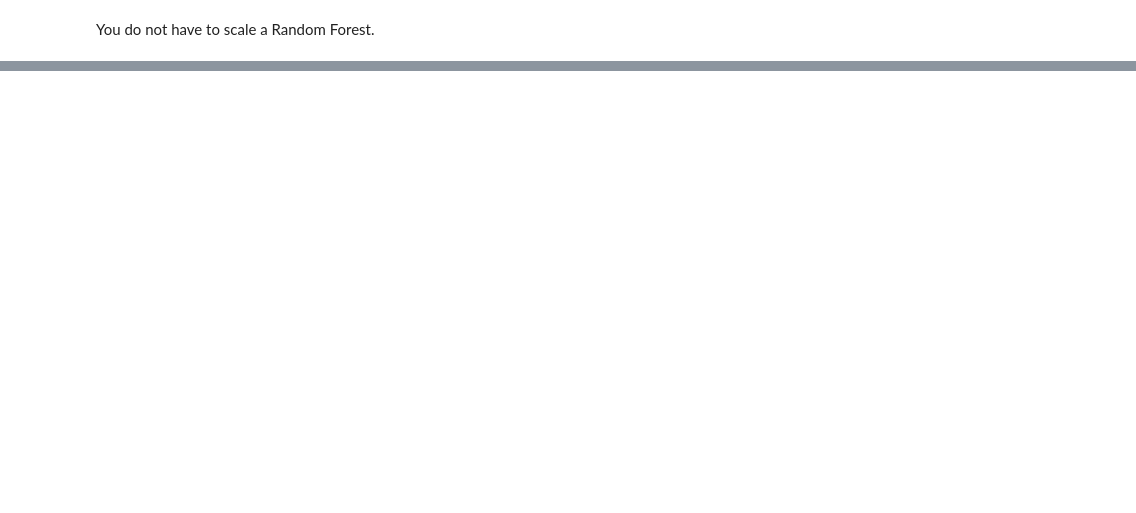
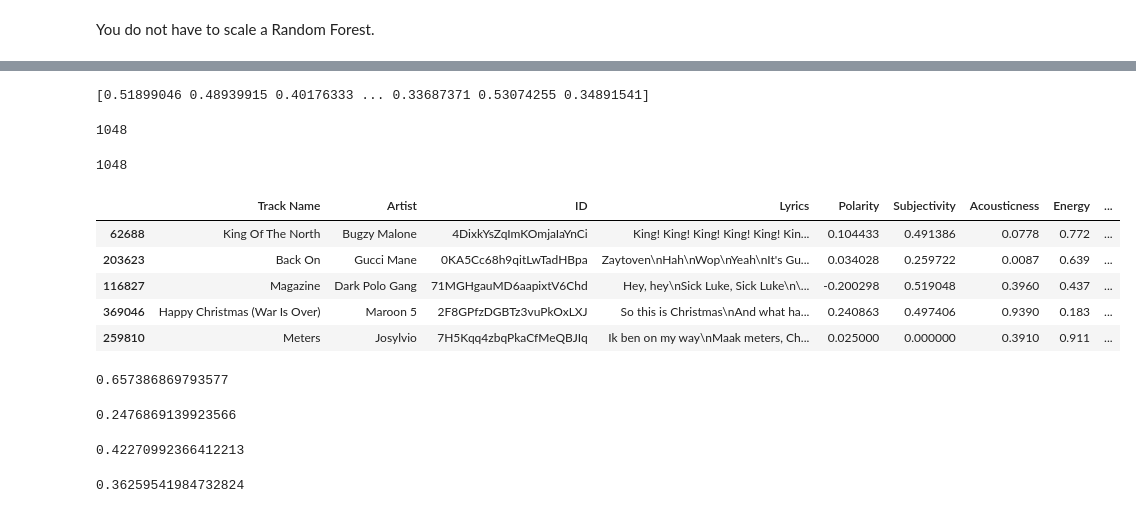
Before and after one commit to yhpf/Capstone-General_Assembly, a Jupyter notebook: 9_mvp_mood_of_song.ipynb, the cells around one changed output, grey strips where cells are left out. Drawn from its saved outputs; the diff is of its cells as text; code cells hidden in the pictures; blank space fills up the shorter version.

```diff
--- a/9_mvp_mood_of_song.ipynb
+++ b/9_mvp_mood_of_song.ipynb
@@ -492,6 +503,0 @@ get_best_hype(rfc, grid, X_train, y_train)
-# %%
-# chose model and use best hyperparameters
-model = RandomForestClassifier(max_depth=2, class_weight='balanced', n_estimators=100)
-
-# call function
-evaluate_model(model, X_train, X_test, y_train, y_test)
@@ -513,0 +623,49 @@ pd.Series(dict(zip(X_train.columns,model.feature_importances_))).abs().sort_valu
+# %%
+# define X and y
+X_train2 = indep_train[['Energy', 'Acousticness']]
+y_train2 = indep_train['Valence'] #target
+X_test2 = indep_test[['Energy', 'Acousticness']]
+y_test2 = indep_test['Valence'] #target
+
+# chose model
+model2 = LinearRegression()
+
+# call function
+evaluate_model(model2, X_train2, X_test2, y_train2, y_test2)
+
+# standardize the predictors
+ss = StandardScaler()
+ss.fit(X_train)
+X_train2_s = ss.transform(X_train)
+X_test2_s = ss.transform(X_test)
+
+# fit
+model.fit(X_train2_s, y_train2)
+
+# predict
+pred = cross_val_predict(model, X_test2_s, y_test2)
+
+print(pred)
+# %% [output]
+[0.51899046 0.48939915 0.40176333 ... 0.33687371 0.53074255 0.34891541]
+# %%
+len(pred)
+# %% [output]
+1048
+# %%
+len(indep_test)
+# %% [output]
+1048
+# %%
+indep_test_pred = indep_test.copy()
+# %%
+indep_test_pred['Prediction'] = pred
+# %%
+indep_test_pred.head()
+# %% [output]
+|  | Track Name | Artist | ID | Lyrics | Polarity | Subjectivity | Acousticness | Energy | ... |
+| 62688 | King Of The North | Bugzy Malone | 4DixkYsZqImKOmjaIaYnCi | King! King! King! King! King! Kin... | 0.104433 | 0.491386 | 0.0778 | 0.772 | ... |
+| 203623 | Back On | Gucci Mane | 0KA5Cc68h9qitLwTadHBpa | Zaytoven\nHah\nWop\nYeah\nIt's Gu... | 0.034028 | 0.259722 | 0.0087 | 0.639 | ... |
+| 116827 | Magazine | Dark Polo Gang | 71MGHgauMD6aapixtV6Chd | Hey, hey\nSick Luke, Sick Luke\n\... | -0.200298 | 0.519048 | 0.3960 | 0.437 | ... |
+| 369046 | Happy Christmas (War Is Over) | Maroon 5 | 2F8GPfzDGBTz3vuPkOxLXJ | So this is Christmas\nAnd what ha... | 0.240863 | 0.497406 | 0.9390 | 0.183 | ... |
+| 259810 | Meters | Josylvio | 7H5Kqq4zbqPkaCfMeQBJIq | Ik ben on my way\nMaak meters, Ch... | 0.025000 | 0.000000 | 0.3910 | 0.911 | ... |
@@ -513,0 +674,18 @@ pd.Series(dict(zip(X_train.columns,model.feature_importances_))).abs().sort_valu
+# %%
+indep_test_pred['Prediction'].max()
+# %% [output]
+0.657386869793577
+# %%
+indep_test_pred['Prediction'].min()
+# %% [output]
+0.2476869139923566
+# %%
+# songs that are sad
+len(indep_test_pred[indep_test_pred['Prediction'] < 0.48])/len(pred)
+# %% [output]
+0.42270992366412213
+# %%
+# songs that are happy
+len(indep_test_pred[indep_test_pred['Prediction'] > 0.52])/len(pred)
+# %% [output]
+0.36259541984732824
```
Also changed, not shown: parts of 33 cells of this notebook.
